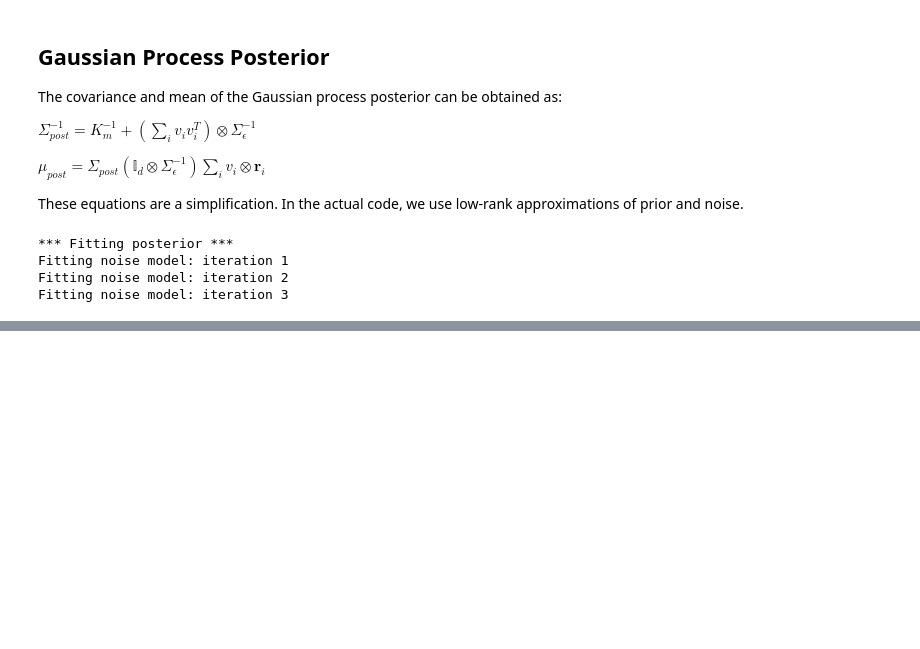
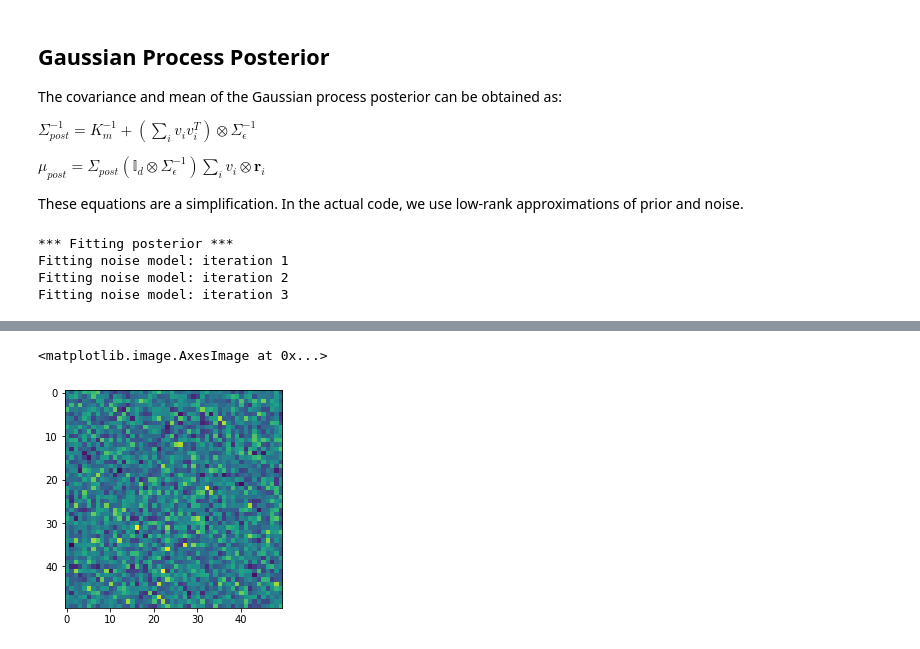
Before and after one commit to mackelab/gp-maps-python, a Jupyter notebook: demos/BayesianOPM.ipynb, the cells around one changed output, grey strips where cells are left out. Cells and saved outputs as stored; diff of their text form; code cells hidden in the pictures; blank space fills up the shorter version.

```diff
--- a/demos/BayesianOPM.ipynb
+++ b/demos/BayesianOPM.ipynb
@@ -218,0 +187,5 @@ plt.show()
+# %%
+plt.imshow(np.diag(gp.noise.covariance).reshape(size))
+# %% [output]
+<matplotlib.image.AxesImage at 0x...>
+[figure, added]
```
Also changed, not shown: parts of 21 cells of this notebook, 1 other file.
